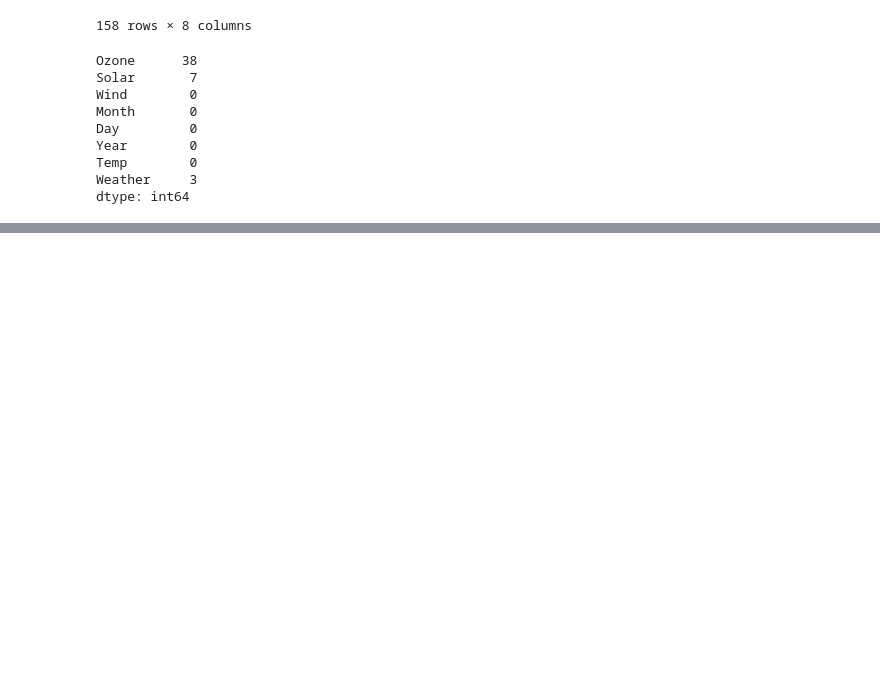
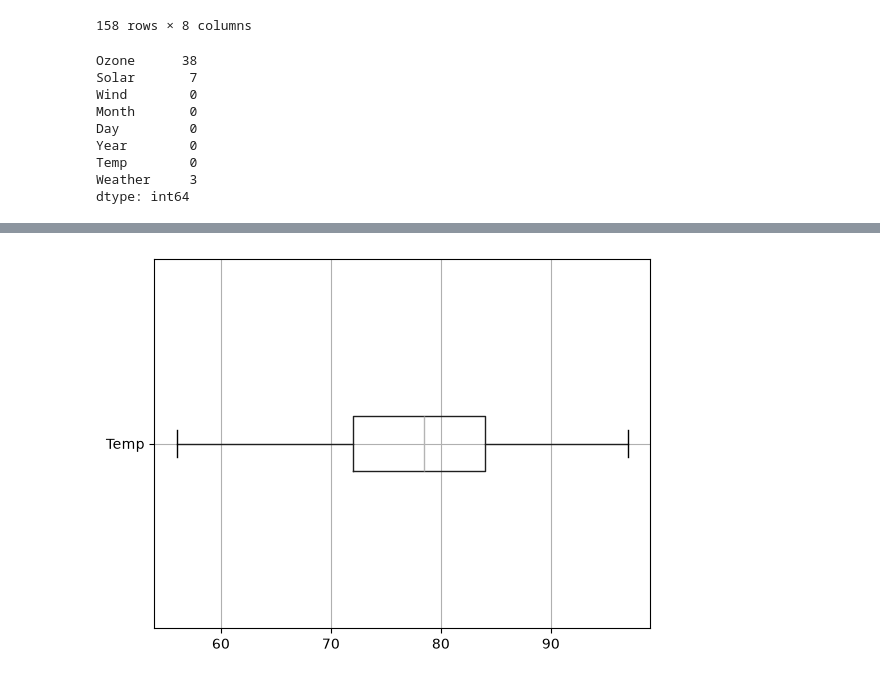
Before and after one commit to w-alkao/python-for-analysis, a Jupyter notebook: projects/EDA/Untitled.ipynb, the cells around one changed output, grey strips where cells are left out. Cells and saved outputs as stored; diff of their text form; code cells hidden in the pictures; blank space fills up the shorter version.

```diff
--- a/projects/EDA/Untitled.ipynb
+++ b/projects/EDA/Untitled.ipynb
@@ -222,0 +385,5 @@ df[df["Solar"].isna()]
+# %%
+df.boxplot(column="Temp", vert=False)
+plt.show()
+# %% [output]
+[figure, added]
```
Also changed, not shown: parts of 31 cells of this notebook.
